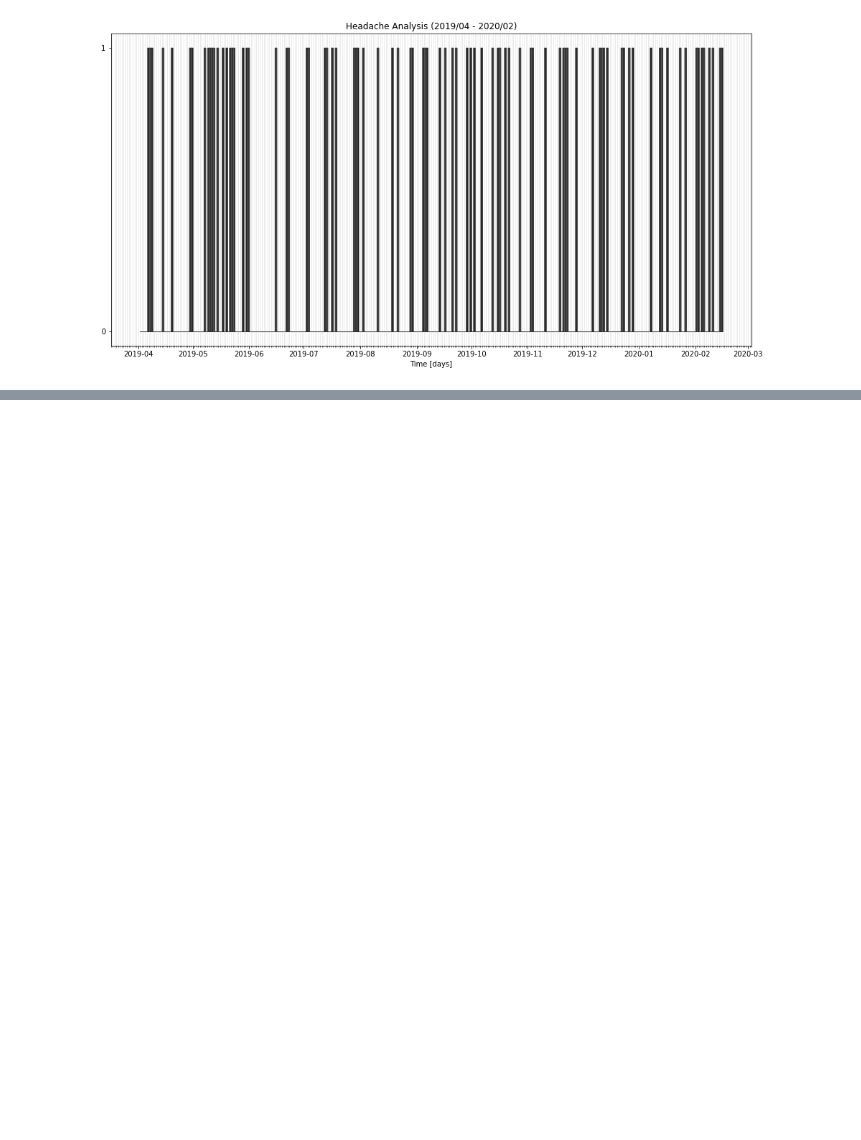
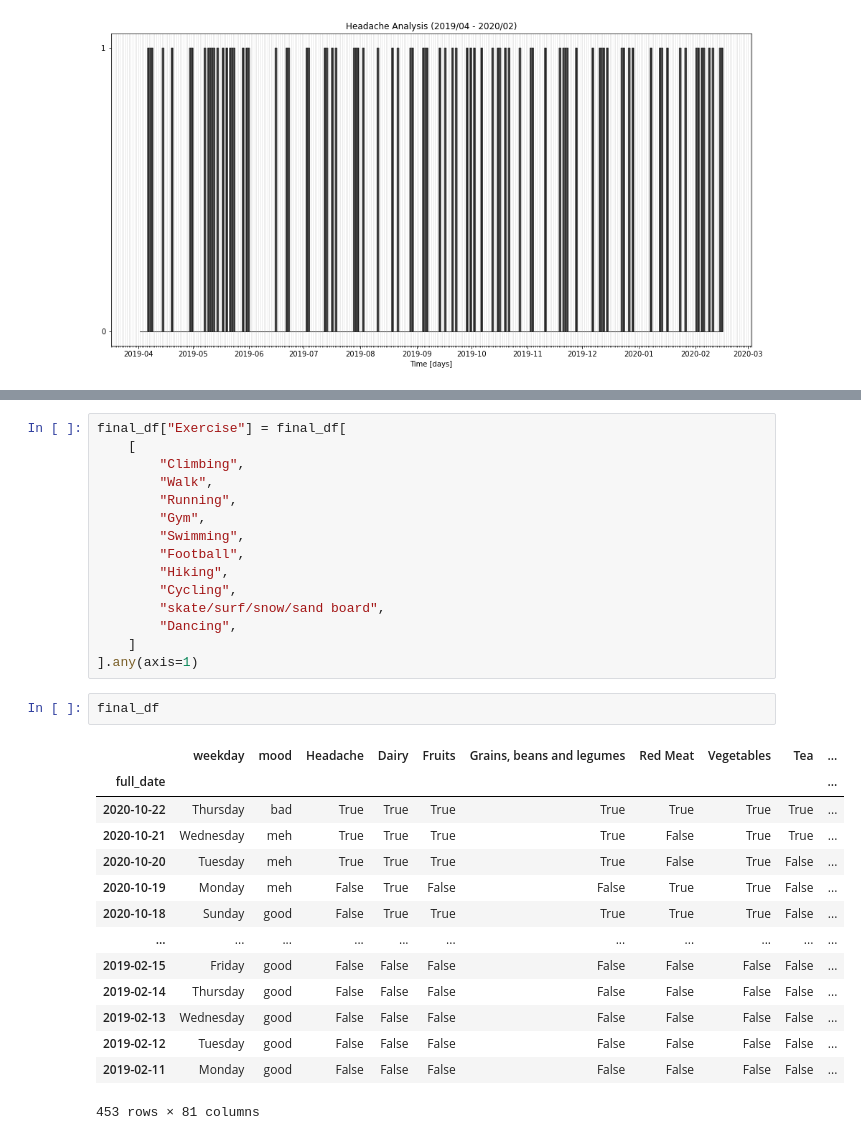
Before and after one commit to thesofakillers/headache, a Jupyter notebook: headache_processing.ipynb, the cells around one changed output, grey strips where cells are left out. Saved outputs shown, nothing was run; the diff lists cells and outputs as text; blank space fills up the shorter version.

```diff
--- a/headache_processing.ipynb
+++ b/headache_processing.ipynb
@@ -124,0 +132,32 @@ plt.show()
+# %%
+final_df["Exercise"] = final_df[
+    [
+        "Climbing",
+        "Walk",
+        "Running",
+        "Gym",
+        "Swimming",
+        "Football",
+        "Hiking",
+        "Cycling",
+        "skate/surf/snow/sand board",
+        "Dancing",
+    ]
+].any(axis=1)
+# %%
+final_df
+# %% [output]
+|  | weekday | mood | Headache | Dairy | Fruits | Grains, beans and legumes | Red Meat | Vegetables | Tea | ... |
+| full_date |  |  |  |  |  |  |  |  |  | ... |
+| 2020-10-22 | Thursday | bad | True | True | True | True | True | True | True | ... |
+| 2020-10-21 | Wednesday | meh | True | True | True | True | False | True | True | ... |
+| 2020-10-20 | Tuesday | meh | True | True | True | True | False | True | False | ... |
+| 2020-10-19 | Monday | meh | False | True | False | False | True | True | False | ... |
+| 2020-10-18 | Sunday | good | False | True | True | True | True | True | False | ... |
+| ... | ... | ... | ... | ... | ... | ... | ... | ... | ... | ... |
+| 2019-02-15 | Friday | good | False | False | False | False | False | False | False | ... |
+| 2019-02-14 | Thursday | good | False | False | False | False | False | False | False | ... |
+| 2019-02-13 | Wednesday | good | False | False | False | False | False | False | False | ... |
+| 2019-02-12 | Tuesday | good | False | False | False | False | False | False | False | ... |
+| 2019-02-11 | Monday | good | False | False | False | False | False | False | False | ... |
+453 rows × 81 columns
```
Also changed, not shown: parts of 2 cells of this notebook.
